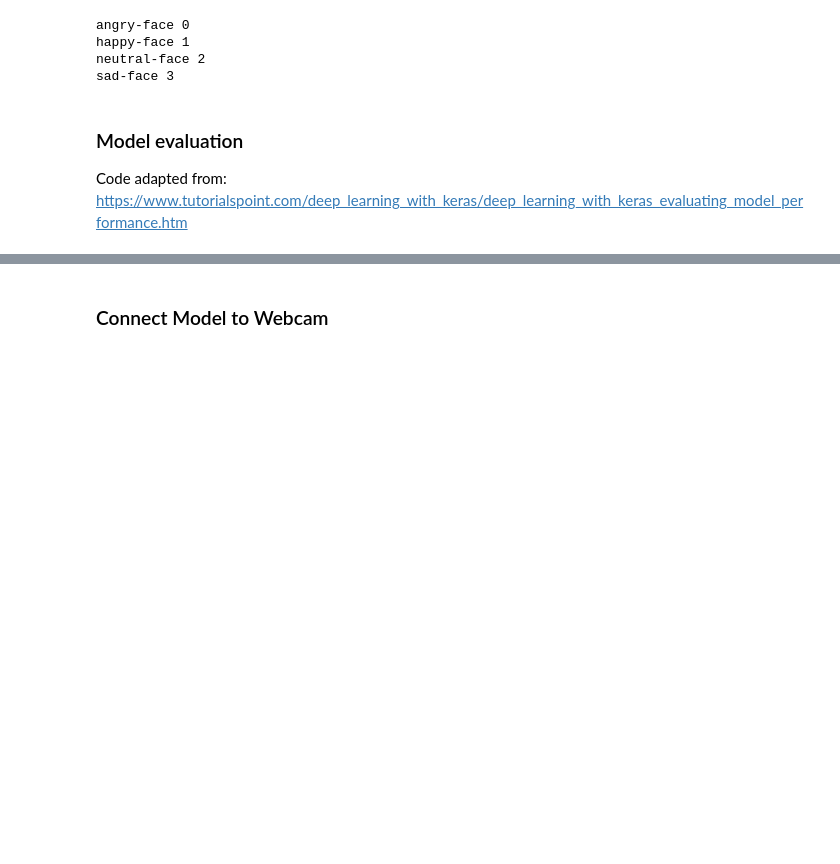
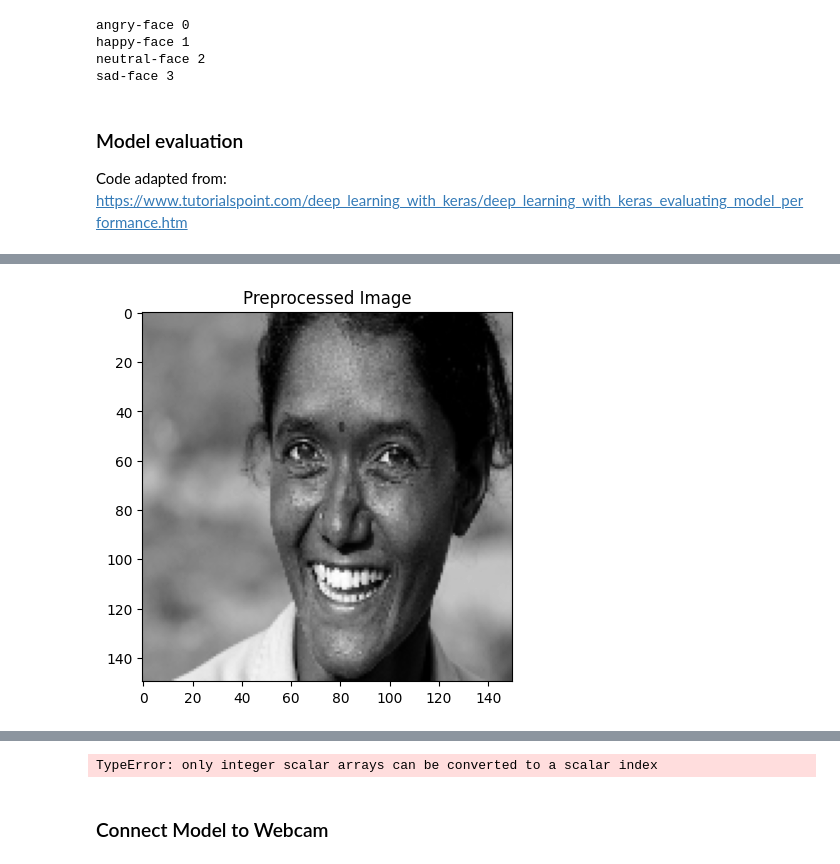
Before and after one commit to n1cffz/Final-thesis-folder-24, a Jupyter notebook: AI-for-Media-project-23-24/3-Emotion-classifier.ipynb, the cells around one changed output, grey strips where cells are left out. Drawn from its saved outputs; the diff is of its cells as text; code cells hidden in the pictures; blank space fills up the shorter version.

```diff
--- a/AI-for-Media-project-23-24/3-Data Cleaning.ipynb
+++ b/AI-for-Media-project-23-24/3-Emotion-classifier.ipynb
@@ -1327,32 +1264,33 @@ import cv2
 # Code adapted from: https://github.com/MahdiNavaei/Emotion-Classification-with-CNN/blob/main/projrct.ipynb.
 # I chose a happy face because the model seemed to always classify this emotion best and thus should be the quickest way to identify if the model works overall.
 
-img=cv2.imread('new-image.png')
+img=cv2.imread('new-image1.png')
 plt.imshow(cv2.cvtColor(img,cv2.COLOR_BGR2RGB))
 
 # resize and add in grayscale to match the train and validation images
 resize = tf.image.resize(img, (150, 150))
 resize = tf.image.rgb_to_grayscale(resize)
 resize = tf.expand_dims(resize, axis=0)  # Add batch dimension
 resize = resize / 255.0  # Normalize the image
 
 # Display the preprocessed image
 plt.imshow(resize.numpy().squeeze(), cmap='gray')
 plt.title("Preprocessed Image")
 plt.show()
 
 #Load in model and image details to see which emotional class is predicted.
 # Code also adapted from: https://www.tensorflow.org/tutorials/keras/save_and_load
 
 model = tf.keras.models.load_model('model.h5')
 
 predictions = model.predict(resize)
 predicted_class_index = tf.argmax(predictions, axis=1).numpy()[0]
 
 # available class labels
 class_labels = ['angry-face', 'happy-face', 'neutral-face', 'sad-face']
 
 # Print predicted class label
 predicted_class_label = class_labels[predicted_class_index]
 print("Predicted Class Label:", predicted_class_label)
 # %% [output]
+[figure, added]
@@ -1361,3 +1299,4 @@ error: OpenCV(4.10.0) /Users/xperience/GHA-Actions-OpenCV/_work/opencv-python/op
+TypeError: only integer scalar arrays can be converted to a scalar index
 # %%
 # What about other emotional classes e.g., anger
 img=cv2.imread('new_image2.png')
```
Also changed, not shown: parts of 17 cells of this notebook, 5 other files.
